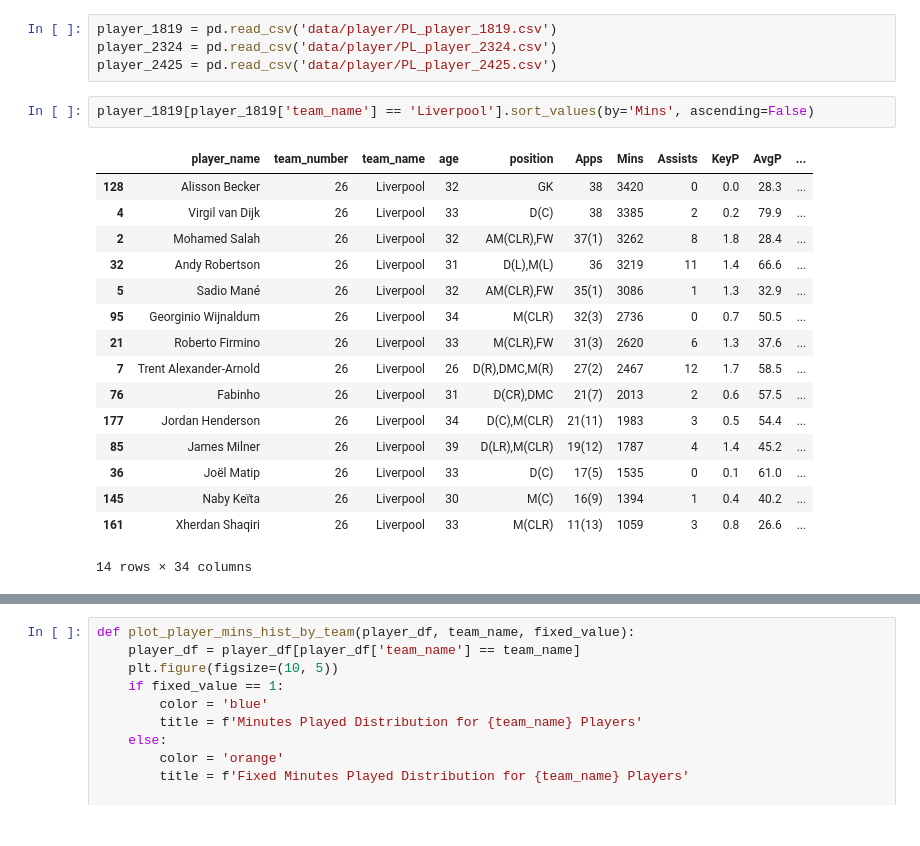
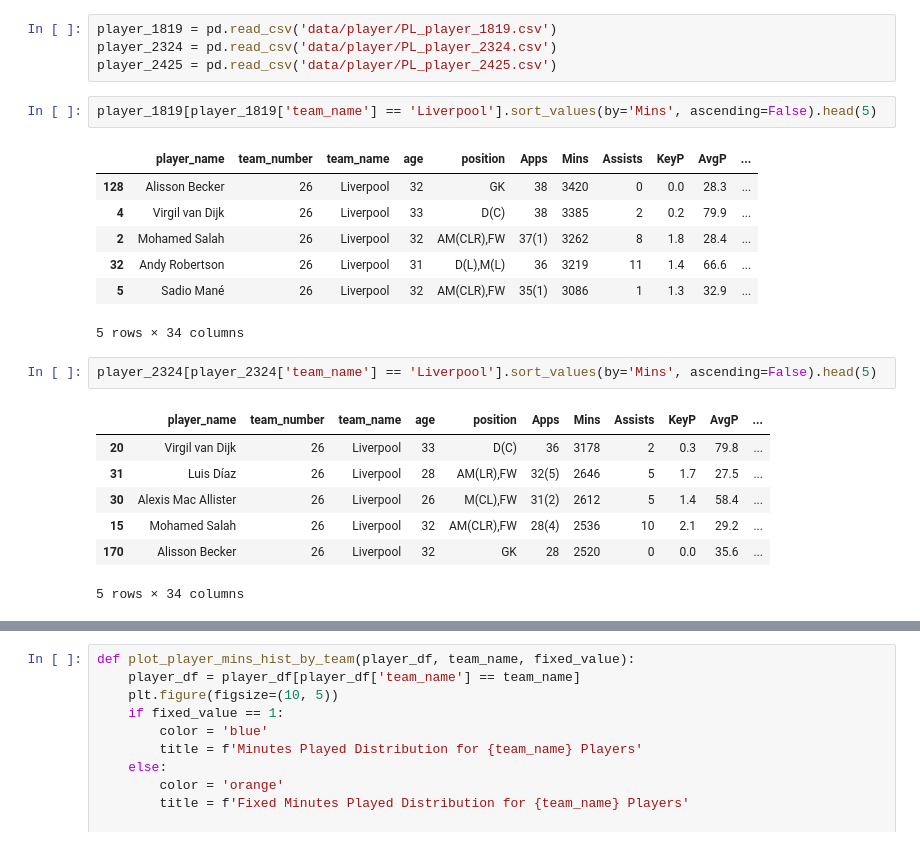
Before and after one commit to jmlee8939/Klopp-vs-Slot, a Jupyter notebook: note.ipynb, the cells around one changed output, grey strips where cells are left out. Cells and saved outputs as stored; diff of their text form.

```diff
--- a/note.ipynb
+++ b/note.ipynb
@@ -11,21 +11,22 @@ player_1819 = pd.read_csv('data/player/PL_player_1819.csv')
 player_2324 = pd.read_csv('data/player/PL_player_2324.csv')
 player_2425 = pd.read_csv('data/player/PL_player_2425.csv')
 # %%
-player_1819[player_1819['team_name'] == 'Liverpool'].sort_values(by='Mins', ascending=False)
+player_1819[player_1819['team_name'] == 'Liverpool'].sort_values(by='Mins', ascending=False).head(5)
 # %% [output]
 |  | player_name | team_number | team_name | age | position | Apps | Mins | Assists | KeyP | AvgP | ... |
 | 128 | Alisson Becker | 26 | Liverpool | 32 | GK | 38 | 3420 | 0 | 0.0 | 28.3 | ... |
 | 4 | Virgil van Dijk | 26 | Liverpool | 33 | D(C) | 38 | 3385 | 2 | 0.2 | 79.9 | ... |
 | 2 | Mohamed Salah | 26 | Liverpool | 32 | AM(CLR),FW | 37(1) | 3262 | 8 | 1.8 | 28.4 | ... |
 | 32 | Andy Robertson | 26 | Liverpool | 31 | D(L),M(L) | 36 | 3219 | 11 | 1.4 | 66.6 | ... |
 | 5 | Sadio Mané | 26 | Liverpool | 32 | AM(CLR),FW | 35(1) | 3086 | 1 | 1.3 | 32.9 | ... |
-| 95 | Georginio Wijnaldum | 26 | Liverpool | 34 | M(CLR) | 32(3) | 2736 | 0 | 0.7 | 50.5 | ... |
-| 21 | Roberto Firmino | 26 | Liverpool | 33 | M(CLR),FW | 31(3) | 2620 | 6 | 1.3 | 37.6 | ... |
-| 7 | Trent Alexander-Arnold | 26 | Liverpool | 26 | D(R),DMC,M(R) | 27(2) | 2467 | 12 | 1.7 | 58.5 | ... |
-| 76 | Fabinho | 26 | Liverpool | 31 | D(CR),DMC | 21(7) | 2013 | 2 | 0.6 | 57.5 | ... |
-| 177 | Jordan Henderson | 26 | Liverpool | 34 | D(C),M(CLR) | 21(11) | 1983 | 3 | 0.5 | 54.4 | ... |
-| 85 | James Milner | 26 | Liverpool | 39 | D(LR),M(CLR) | 19(12) | 1787 | 4 | 1.4 | 45.2 | ... |
-| 36 | Joël Matip | 26 | Liverpool | 33 | D(C) | 17(5) | 1535 | 0 | 0.1 | 61.0 | ... |
-| 145 | Naby Keïta | 26 | Liverpool | 30 | M(C) | 16(9) | 1394 | 1 | 0.4 | 40.2 | ... |
-| 161 | Xherdan Shaqiri | 26 | Liverpool | 33 | M(CLR) | 11(13) | 1059 | 3 | 0.8 | 26.6 | ... |
-14 rows × 34 columns
+5 rows × 34 columns
+# %%
+player_2324[player_2324['team_name'] == 'Liverpool'].sort_values(by='Mins', ascending=False).head(5)
+# %% [output]
+|  | player_name | team_number | team_name | age | position | Apps | Mins | Assists | KeyP | AvgP | ... |
+| 20 | Virgil van Dijk | 26 | Liverpool | 33 | D(C) | 36 | 3178 | 2 | 0.3 | 79.8 | ... |
+| 31 | Luis Díaz | 26 | Liverpool | 28 | AM(LR),FW | 32(5) | 2646 | 5 | 1.7 | 27.5 | ... |
+| 30 | Alexis Mac Allister | 26 | Liverpool | 26 | M(CL),FW | 31(2) | 2612 | 5 | 1.4 | 58.4 | ... |
+| 15 | Mohamed Salah | 26 | Liverpool | 32 | AM(CLR),FW | 28(4) | 2536 | 10 | 2.1 | 29.2 | ... |
+| 170 | Alisson Becker | 26 | Liverpool | 32 | GK | 28 | 2520 | 0 | 0.0 | 35.6 | ... |
+5 rows × 34 columns
```
Also changed, not shown: parts of 17 cells of this notebook.
